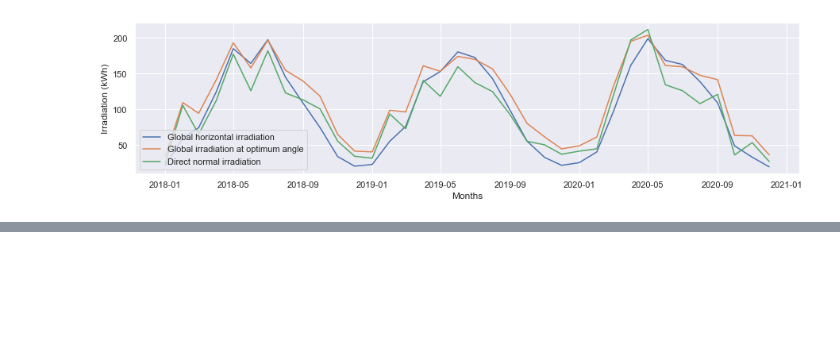
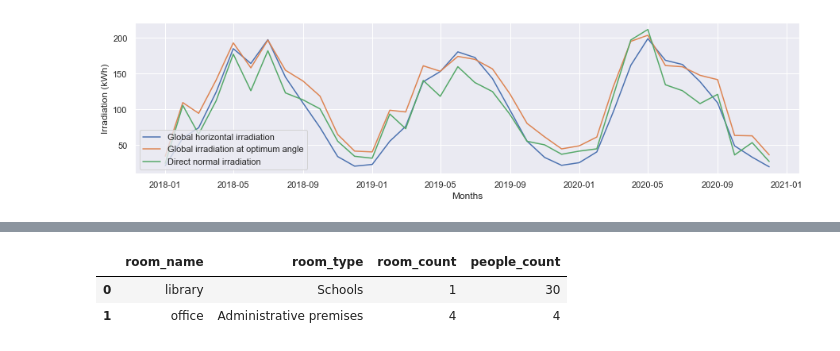
Before and after one commit to PalaDean/PortfolioProjects, a Jupyter notebook: Solar thermal for residential buildings.ipynb, the cells around one changed output, grey strips where cells are left out. Cells and saved outputs as stored; diff of their text form; code cells hidden in the pictures; blank space fills up the shorter version.

```diff
--- a/Solar thermal for residential buildings.ipynb
+++ b/Solar thermal for residential buildings.ipynb
@@ -186,0 +213,14 @@ plt.legend(loc='lower left')
+# %%
+data = [('library', 'Schools', 1, 30),
+        ('office', 'Administrative premises', 4, 4)]
+b1_df = pd.DataFrame(data,
+                     columns=['room_name', 'room_type', 'room_count', 'people_count'],
+                    )
+# b1_df.set_index('room_name',
+#                 inplace = True
+#                )
+b1_df
+# %% [output]
+|  | room_name | room_type | room_count | people_count |
+| 0 | library | Schools | 1 | 30 |
+| 1 | office | Administrative premises | 4 | 4 |
```
Also changed, not shown: parts of 24 cells of this notebook.
